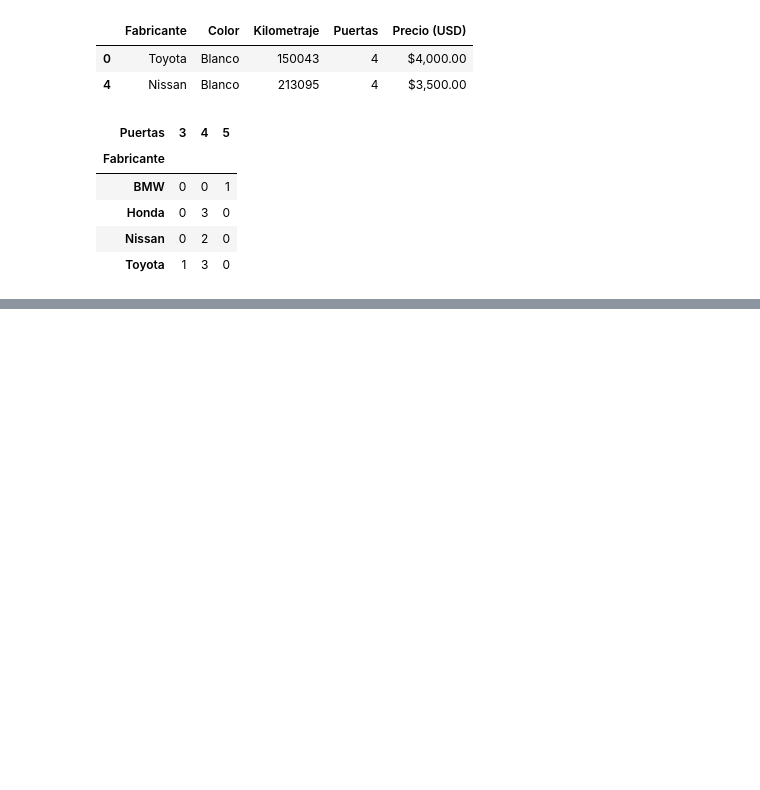
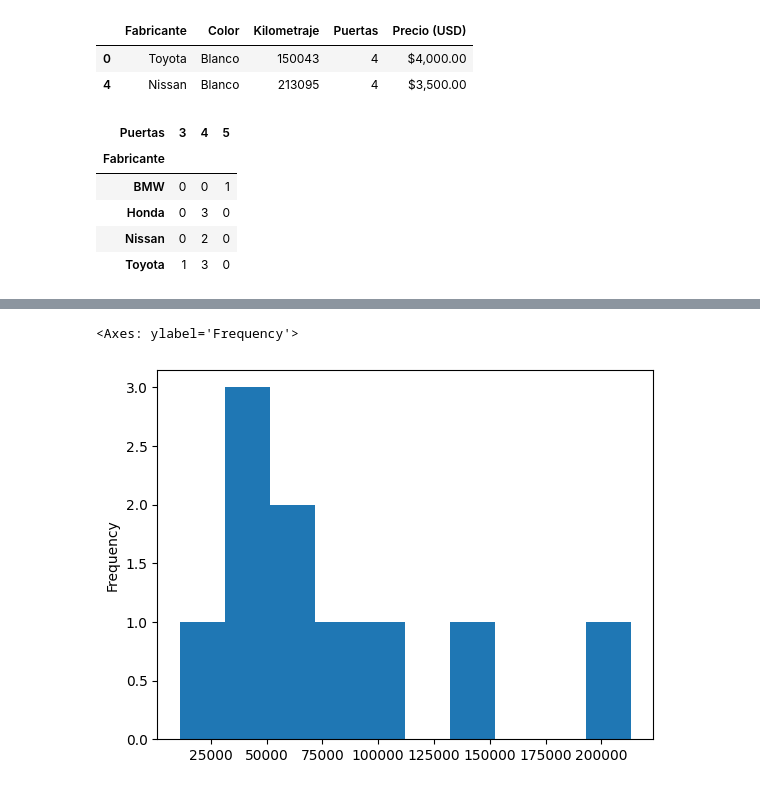
Before and after one commit to DanIngrao/My-Python-Repository, a Jupyter notebook: Practices/Practice 15/Practice15_3.ipynb, the cells around one changed output, grey strips where cells are left out. Drawn from its saved outputs; the diff is of its cells as text; code cells hidden in the pictures; blank space fills up the shorter version.

```diff
--- a/Practices/Practice 15/Practice15_3.ipynb
+++ b/Practices/Practice 15/Practice15_3.ipynb
@@ -137,0 +146,5 @@ pd.crosstab(ventas_autos['Fabricante'],ventas_autos['Puertas'])
+# %%
+ventas_autos['Kilometraje'].plot(kind='hist')
+# %% [output]
+<Axes: ylabel='Frequency'>
+[figure, added]
```
Also changed, not shown: parts of 2 cells of this notebook.
